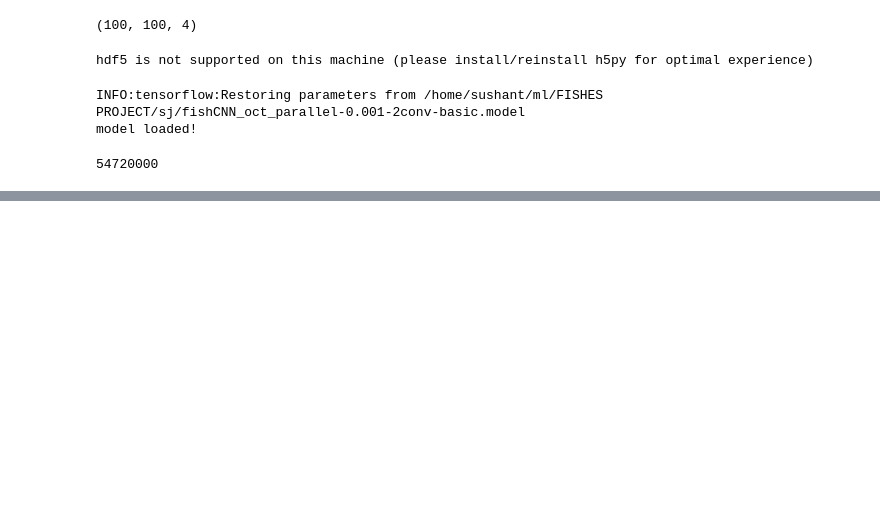
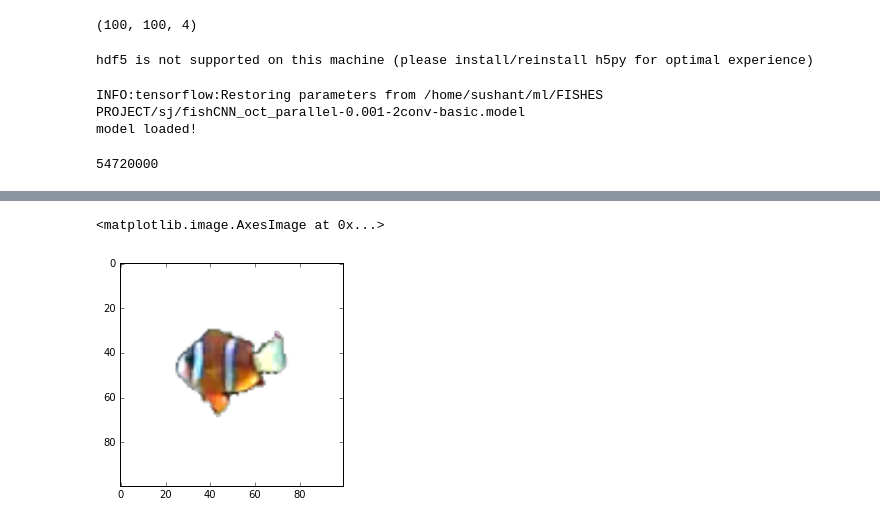
Before and after one commit to sushant-jain/fishesProject, a Jupyter notebook: FishCNN.ipynb, the cells around one changed output, grey strips where cells are left out. Cells and saved outputs as stored; diff of their text form; code cells hidden in the pictures; blank space fills up the shorter version.

```diff
--- a/FishCNN.ipynb
+++ b/FishCNN.ipynb
@@ -147,0 +148,12 @@ plt.imshow(test_x[n,:,:,0:3])
+# %%
+im4=cv2.imread('f4.png')
+im4=cv2.resize(im4,(100,100))
+ms4=cv2.imread('m4.png',cv2.IMREAD_GRAYSCALE)
+ms4=cv2.resize(ms4,(100,100))
+c4=np.dstack([im4,ms4])
+c4.shape
+
+plt.imshow((c4[:,:,np.array([2,1,0,3])]))
+# %% [output]
+<matplotlib.image.AxesImage at 0x...>
+[figure, added]
```
Also changed, not shown: parts of 5 cells of this notebook.
